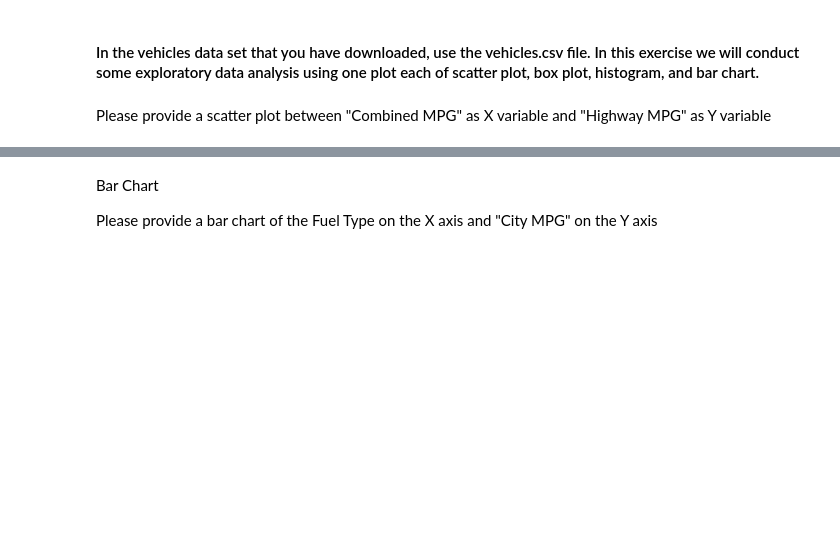
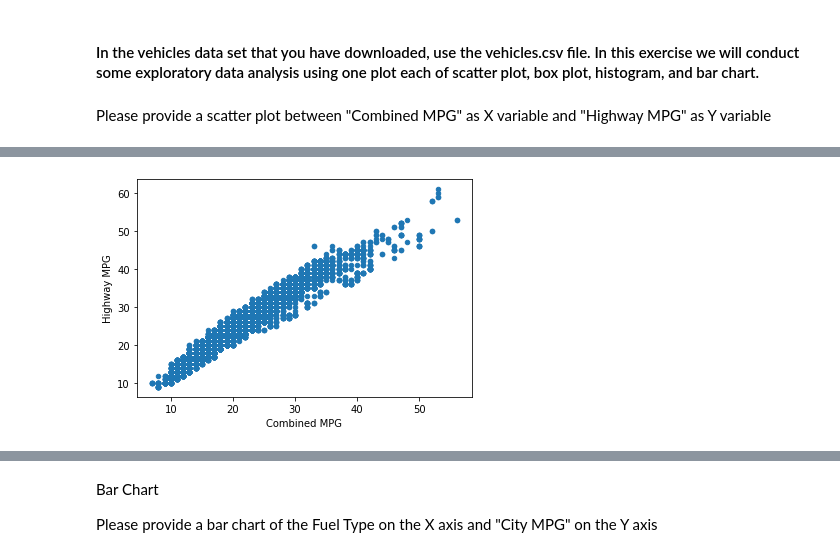
Before and after one commit to ksaslow/data-pt-ber-08-20, a Jupyter notebook: Labs/module-1_labs/04_pandas/08_basics_plotting/your-code/challenge-1-Kate.ipynb, the cells around one changed output, grey strips where cells are left out. Drawn from its saved outputs; the diff is of its cells as text; code cells hidden in the pictures; blank space fills up the shorter version.

```diff
--- a/Labs/module-1_labs/04_pandas/08_basics_plotting/your-code/challenge-1-Kate.ipynb
+++ b/Labs/module-1_labs/04_pandas/08_basics_plotting/your-code/challenge-1-Kate.ipynb
@@ -107,0 +165,7 @@ Please provide a scatter plot between "Combined MPG" as X variable and
+# %%
+# OR (from solutions):
+
+vehicles.plot.scatter(x= 'Combined MPG', y= 'Highway MPG')
+plt.show()
+# %% [output]
+[figure, added]
```
Also changed, not shown: parts of 13 cells of this notebook, 3 other files.
